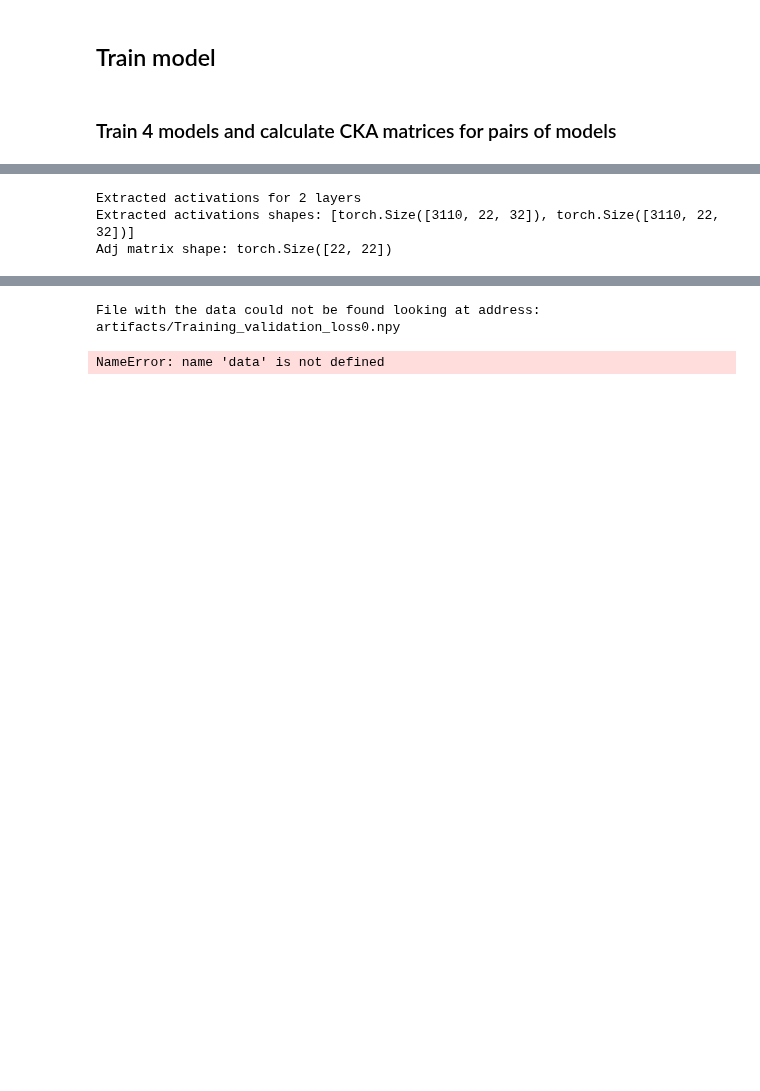
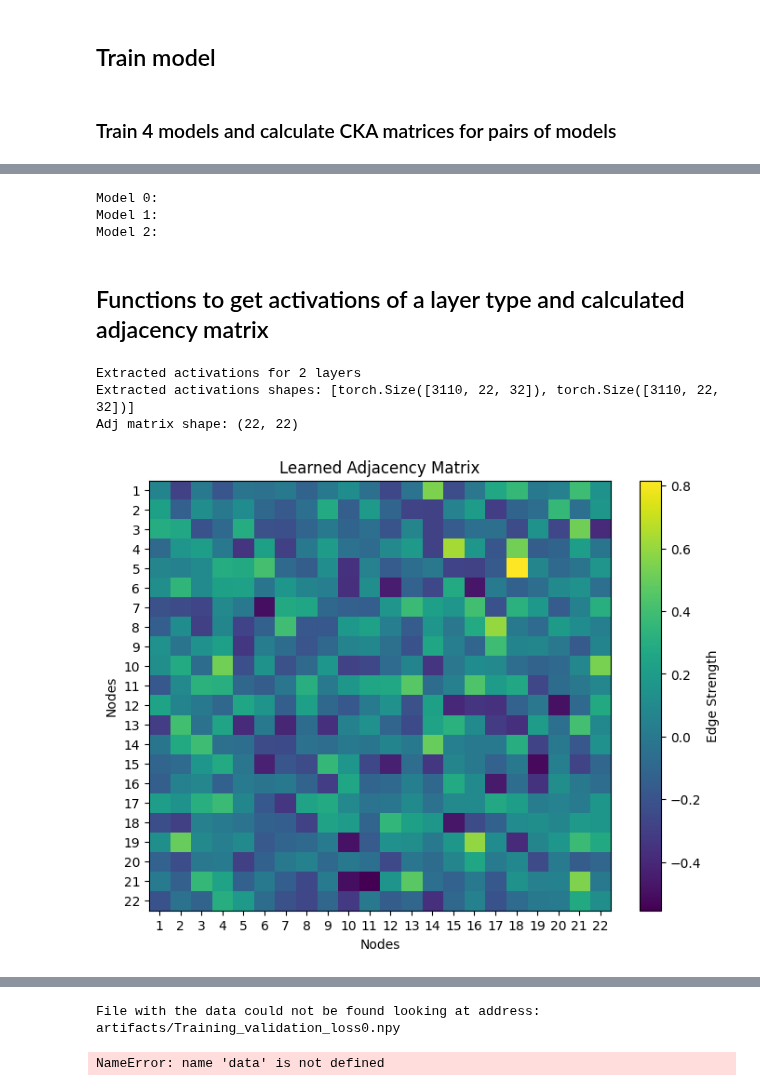
Before and after one commit to AlbinoLoaf/brAIncells, a Jupyter notebook: model_enviroment.ipynb, the cells around one changed output, grey strips where cells are left out. Cells and saved outputs as stored; diff of their text form; code cells hidden in the pictures; blank space fills up the shorter version.

Commit message:
add function to visualize adjacency matrix

```diff
--- a/model_enviroment.ipynb
+++ b/model_enviroment.ipynb
@@ -197,3 +145,55 @@ Model 2:
+# %%
+mods = []
+
+def train_models(model,modeltrainer,num_models=1,new =False, prints=False):
+    """
+    Training a model with random initialisation but consitent parameters.
+
+    Hyper parameters should be set outside of this function
+
+    path and model_names are both needed parameters that need to be defined outside of this function.
+
+    Path is to where your artifacts are located and model_name is what the model is called
+
+    ...
+
+    Parameters
+    -----------
+    model : nn.modules
+        The model being trained
+    modeltrainer : training class
+        a class for training the model provided should return a trained model
+    num_models : int
+        Default 1, how many models it trains
+    new : bool
+        Weather it should attempt to use saved models
+    """
+    for i in range(num_models):
+
+        tmp_mod = model(in_channels=num_chans, num_electrodes=num_electrodes,
+                              hid_channels=hid_chans, num_layers=num_layers, num_classes=num_outputs)
+        model_path=f"{path}/{modelname}{i}.pth"
+        print(f"Model {i}:")
+        if new or not os.path.exists(model_path):
+            if not os.path.exists(model_path) and not new:
+                print(f"Could not resolve path: {model_path}")
+            trainer = modeltrainer()
+            mods.append(trainer.train_model(tmp_mod, train_loader, val_loader, learning_rate=lr,path=path,name=modelname,
+                                            w_decay=w_decay,epochs=epochs, prints=prints, modrun=i))
+        else:
+            tmp_mod.load_state_dict(torch.load(model_path))
+            tmp_mod.eval()
+            mods.append([tmp_mod,[]])
+
+
+# Training 4 models
+train_models(DGCNN,TrainNN,num_models=modruns,prints=plot, new=new_models)
+# %% [output]
+Model 0:
+Model 1:
+Model 2:
+# %% [markdown]
+## Functions to get activations of a layer type and calculated adjacency matrix
 # %%
 def get_activations(model, layer_type=[GraphConvolution]):
 
@@ -208,7 +208,24 @@ def get_activations(model, layer_type=[GraphConvolution]):
 
 def get_adj_mat(model):
 
-    return model.A
+    return model.A.detach().cpu().numpy()
+# %%
+def visualize_adj_mat(adj_mat):
+
+    plt.figure(figsize=(8, 6))
+    plt.imshow(adj_mat, cmap='viridis', aspect='auto')
+    plt.colorbar(label="Edge Strength")
+    plt.title("Learned Adjacency Matrix")
+
+    num_nodes = adj_mat.shape[0]
+    node_labels = np.arange(1, num_nodes + 1)
+
+    plt.xticks(ticks=np.arange(num_nodes), labels=node_labels)
+    plt.yticks(ticks=np.arange(num_nodes), labels=node_labels)
+
+    plt.xlabel("Nodes")
+    plt.ylabel("Nodes")
+    plt.show()
 # %%
 test_model = mods[0][0]
 
@@ -223,7 +240,11 @@ print(f"Adj matrix shape: {adj_mat.shape}")
 # %% [output]
 Extracted activations for 2 layers
 Extracted activations shapes: [torch.Size([3110, 22, 32]), torch.Size([3110, 22, 32])]
-Adj matrix shape: torch.Size([22, 22])
+Adj matrix shape: (22, 22)
+# %%
+visualize_adj_mat(adj_mat)
+# %% [output]
+[figure, added]
 # %%
 cka_all = []
 for i in range(modruns):
```
Also changed, not shown: parts of 5 cells of this notebook.
